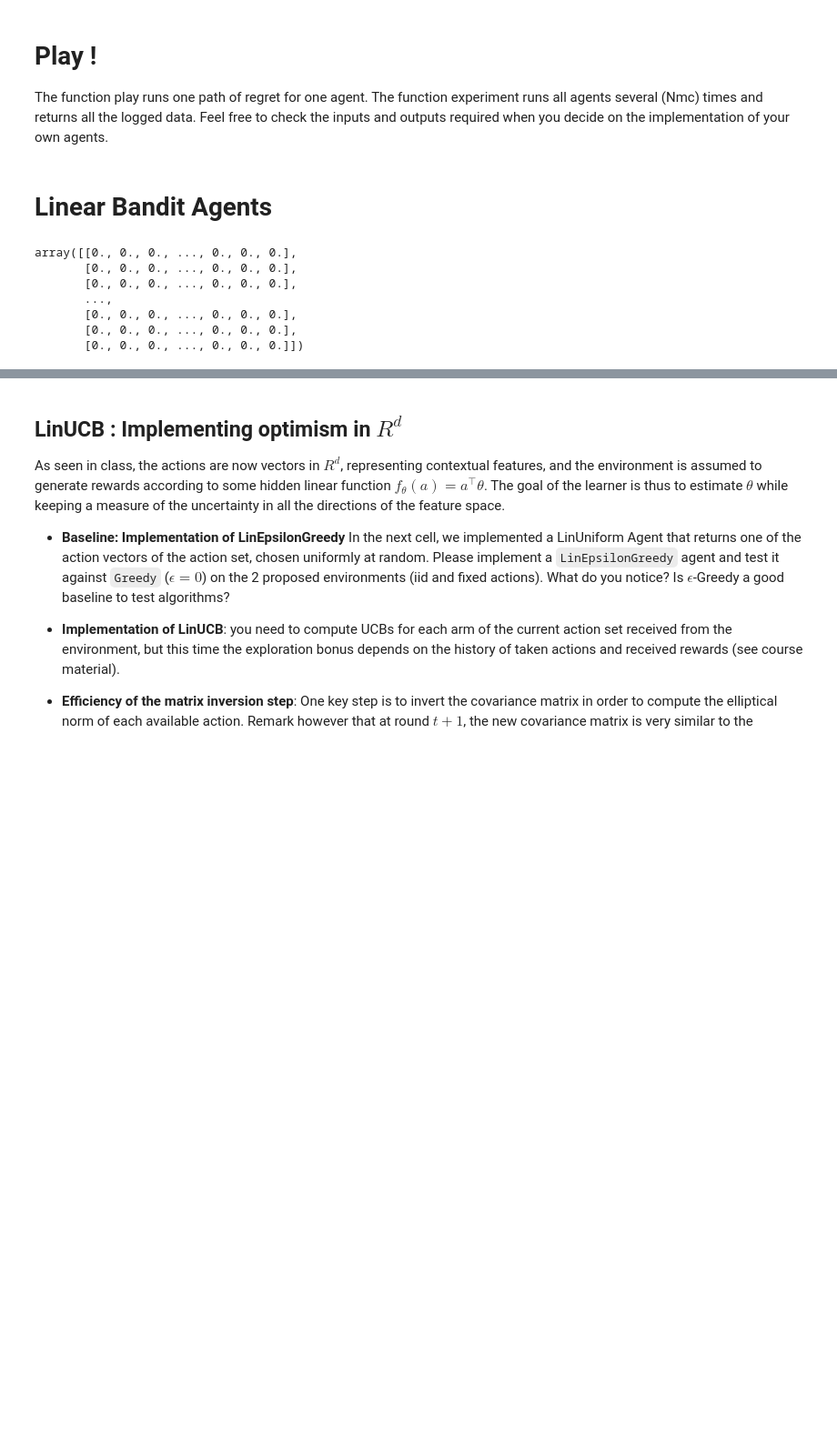
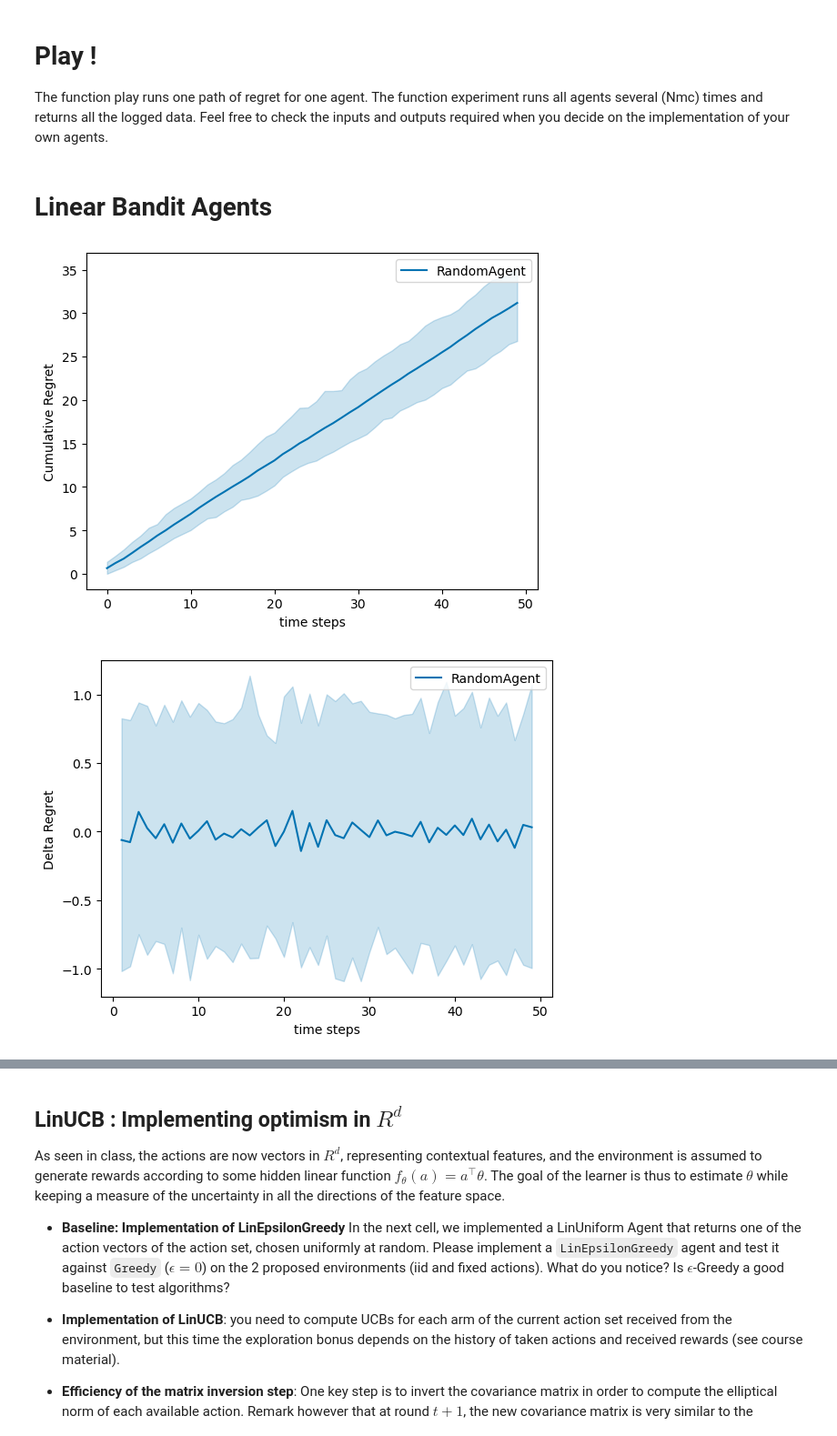
Before and after one commit to AugustinCablant/3A-class, a Jupyter notebook: REINFORCEMENT_LEARNING/StochasticLinearBandits2024_companion_TBC-2.ipynb, the cells around one changed output, grey strips where cells are left out. Shown at 91% size. Drawn from its saved outputs; the diff is of its cells as text; code cells hidden in the pictures; blank space fills up the shorter version.

```diff
--- a/REINFORCEMENT_LEARNING/StochasticLinearBandits2024_companion_TBC-2.ipynb
+++ b/REINFORCEMENT_LEARNING/StochasticLinearBandits2024_companion_TBC-2.ipynb
@@ -71,12 +105,8 @@ def ActionsGenerator(K, d, mean = None):
     d : int -- dimension of the action space
     returns : an array of K vectors uniformly sampled on the unit sphere in R^d
     """
-    if mean is None:
-      mean = np.zeros(d)
-    cov = np.eye(d)
-    actions = np.random.multivariate_normal(mean = mean,
-                                            cov = cov,
-                                            size = K)
+
+    actions = np.random.randn(K, d)
     actions /= np.linalg.norm(actions, axis=1, keepdims=True)
     return actions
 # %% [markdown]
@@ -86,8 +116,11 @@ The following class is your environment: it generates an action set of K vectors
 You can see how it is used in the experiment function further below.
 # %%
 class LinearBandit:
+    """ Linear bandit environment
 
-    def __init__(self, theta, K, var=1., fixed_actions = None):
+    The environment is defined by a d-dimensional parameter theta, and the reward
+    """
+    def __init__(self, theta, K, var = 1., fixed_actions = None):
       """
       theta: d-dimensional vector (bounded) representing the hidden parameter
       K: number of actions per round (random action vectors generated each time)
@@ -99,15 +132,13 @@ class LinearBandit:
       self.var = var
       self.current_action_set = np.zeros(self.d)
 
-
-
     def get_action_set(self):
       """
       Generates a set of vectors in dimension self.d. Use your ActionsGenerator
       Alternatively, the set of actions is fixed a priori (given as input).
       Implement a condition to return the fixed set when one is given
       """
-      self.current_action_set = ActionsGenerator(self.K, self.d, mean = None)    ## dummy return, it only returns d actions (TODO)
+      self.current_action_set = ActionsGenerator(self.K, self.d, mean = None)
       return self.current_action_set
 
 
@@ -116,7 +147,18 @@ class LinearBandit:
       action: d-dimensional vector (action chosen by the learner)
       """
       mean = np.dot(action, self.theta)
-      return np.random.normal(mean, scale=self.var)
+      return np.random.normal(mean, scale = self.var)
 
     def get_means(self):
       return np.dot(self.current_action_set, self.theta)
+# %%
+# Let's test the environment
+
+theta, K = np.array([2., 1., 3., 4.]), 6
+theta /= np.linalg.norm(theta)
+env = LinearBandit(theta, K)
+actions = env.get_action_set()
+print("The set of actions is : \n", actions)
+for action in actions:
+    print("The reward for action ", action, " is ", env.get_reward(action))
+print("Expected rewards:", env.get_means())
@@ -175,7 +232,7 @@ class RandomAgent:
         self.reward = 0
 
     def reset(self):
-        pass
+        self.total_reward = 0
 
     def receive_reward(self, action, reward):
         self.reward += reward # accumulate reward
@@ -183,31 +240,22 @@ class RandomAgent:
     def get_action(self, action_set):
         return action_set[np.random.choice(len(action_set))]
 
-    def name(self):
+    def get_name(self):
         return self.name
 # %%
 # Run an experience
 
-d = 5
-theta = np.random.rand(d)
+theta, K = np.array([2., 1., 3., 4.]), 6
 theta /= np.linalg.norm(theta)
+env = LinearBandit(theta, K)
+actions = env.get_action_set()
 
 Nmc = 100  # trajectories
 T = 50  # horizon
-
-environment = LinearBandit(theta, K = 1)
 agent = RandomAgent()
 
-
-experiment = play(environment, agent, Nmc, T, pseudo_regret=True)
+regrets = experiment(env, [agent], Nmc, T, pseudo_regret = True)
+plot_regret(regrets, logscale = False, q = 10, delta = True)
+# %% [output]
+[figure, added]
+[figure, added]
-# %%
-agent_id, data = experiment
-data
-# %% [output]
-array([[0., 0., 0., ..., 0., 0., 0.],
-       [0., 0., 0., ..., 0., 0., 0.],
-       [0., 0., 0., ..., 0., 0., 0.],
-       ...,
-       [0., 0., 0., ..., 0., 0., 0.],
-       [0., 0., 0., ..., 0., 0., 0.],
-       [0., 0., 0., ..., 0., 0., 0.]])
```
Also changed, not shown: parts of 7 cells of this notebook, 1 other file.
